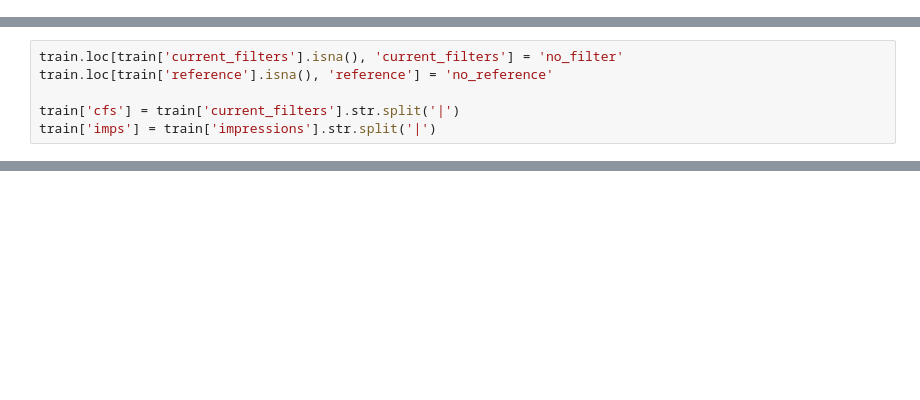
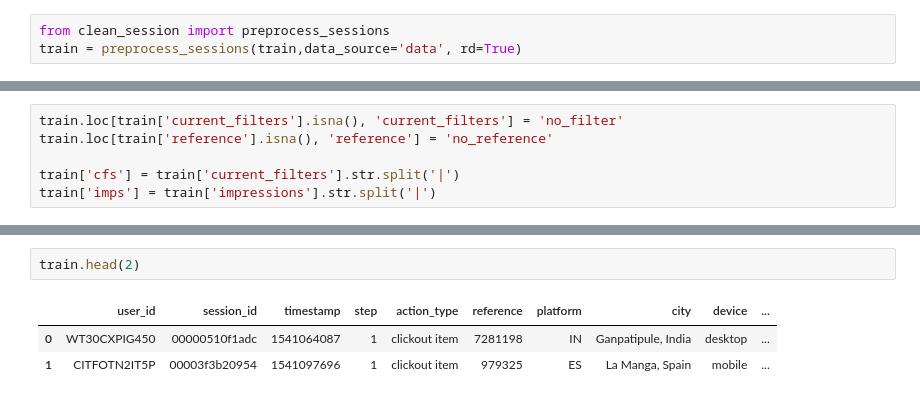
Before and after one commit to samshipengs/naps, a Jupyter notebook: NN-embeddings.ipynb, the cells around one changed output, grey strips where cells are left out. Drawn from its saved outputs; the diff is of its cells as text; blank space fills up the shorter version.

```diff
--- a/NN-embeddings.ipynb
+++ b/NN-embeddings.ipynb
@@ -24,0 +26,3 @@ Wall time: 19.9 s
+# %%
+from clean_session import preprocess_sessions
+train = preprocess_sessions(train,data_source='data', rd=True)
@@ -44,0 +87,6 @@ train['imps'] = train['impressions'].str.split('|')
+# %%
+train.head(2)
+# %% [output]
+|  | user_id | session_id | timestamp | step | action_type | reference | platform | city | device | ... |
+| 0 | WT30CXPIG450 | 00000510f1adc | 1541064087 | 1 | clickout item | 7281198 | IN | Ganpatipule, India | desktop | ... |
+| 1 | CITFOTN2IT5P | 00003f3b20954 | 1541097696 | 1 | clickout item | 979325 | ES | La Manga, Spain | mobile | ... |
```
Also changed, not shown: parts of 34 cells of this notebook, 4 other files.
